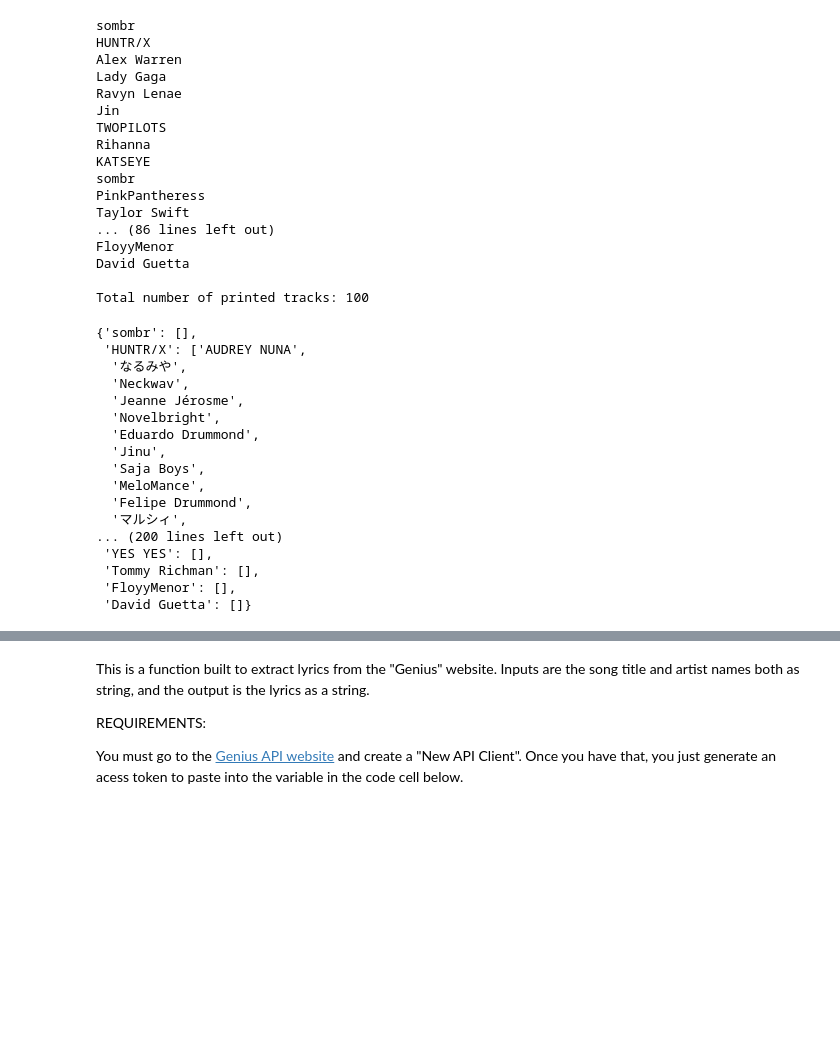
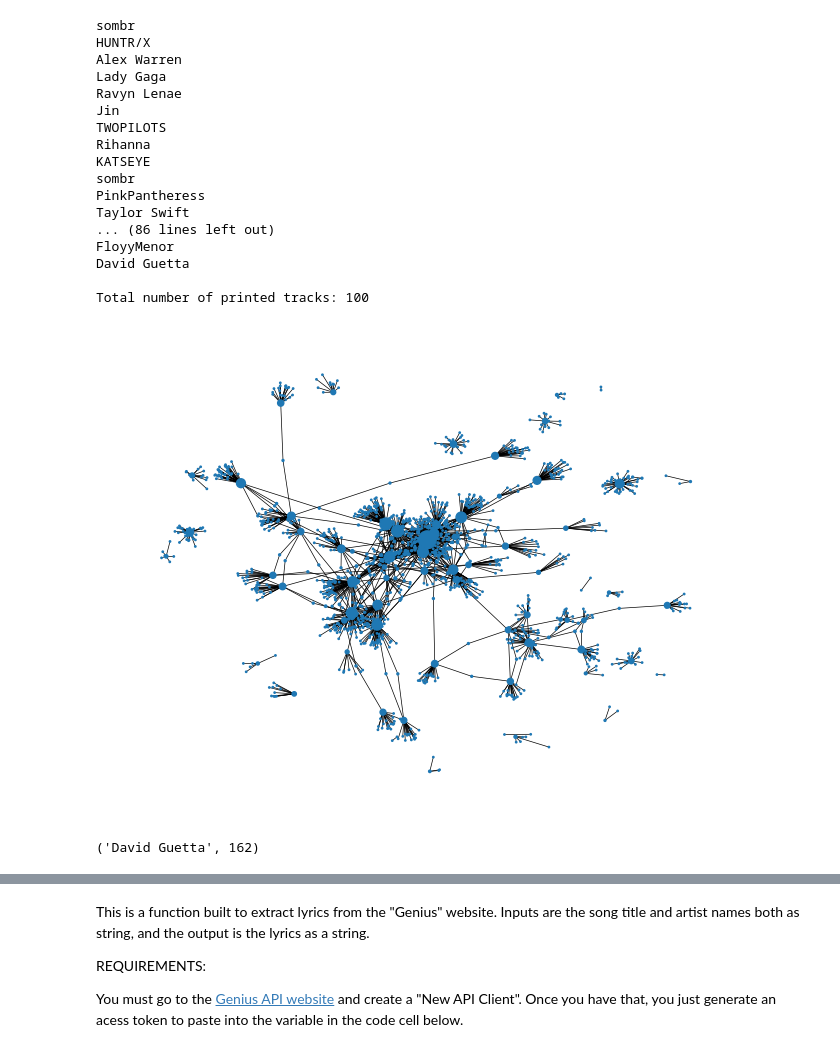
Before and after one commit to Jacopo00811/socialgraphs2025-project, a Jupyter notebook: data_scraping.ipynb, the cells around one changed output, grey strips where cells are left out. Cells and saved outputs as stored; diff of their text form; code cells hidden in the pictures; blank space fills up the shorter version.

Commit message:
first itteration of artist scrape

```diff
--- a/data_scraping.ipynb
+++ b/data_scraping.ipynb
@@ -41,7 +32,7 @@ def get_featured_artists(artist_id):
     feature_artists = []
     feature_artist_ids = []
 
-    albums = sp.artist_albums(artist_id)
+    albums = sp.artist_albums(artist_id, include_groups='album,single')
 
     for album in albums["items"]:
         tracks = sp.album_tracks(album["id"])["items"]
@@ -89,33 +80,36 @@ David Guetta
 
 Total number of printed tracks: 100
 # %%
-from itertools import islice
+graph = {artist_name: [] for artist_name in artist_names}
 
-G = {artist_name: [] for artist_name in artist_names}
-
-for artist_name, _ in islice(G.items(), 5):
+for artist_name in tqdm.tqdm(graph.keys()):
     results = sp.search(q=f"artist:{artist_name}", type="artist", limit=1)
     artist = results["artists"]["items"][0]
     artist_id = artist["id"]
 
     featured_artists, featured_artist_ids = get_featured_artists(artist_id)
+    graph[artist_name] = featured_artists
 # %%
-G
+import networkx as nx
+import matplotlib.pyplot as plt
+
+G = nx.Graph(graph)
+
+G_degrees = [G.degree(node) for node in G.nodes()]
+nx.draw(G, with_labels=False, width=0.5, node_size=[d*1 for d in G_degrees])
+plt.show()
 # %% [output]
-{'sombr': [],
- 'HUNTR/X': ['AUDREY NUNA',
-  'なるみや',
-  'Neckwav',
-  'Jeanne Jérosme',
-  'Novelbright',
-  'Eduardo Drummond',
-  'Jinu',
-  'Saja Boys',
-  'MeloMance',
-  'Felipe Drummond',
-  'マルシィ',
-... (200 lines left out)
- 'YES YES': [],
- 'Tommy Richman': [],
- 'FloyyMenor': [],
- 'David Guetta': []}
+[figure, added]
+# %%
+top_100_neighbors = []
+max_neighbors = 0
+for artist_name in artist_names:
+    num_neighbors = len(list(G.neighbors(artist_name)))
+    top_100_neighbors.append(num_neighbors)
+    if num_neighbors > max_neighbors:
+        max_neighbors = num_neighbors
+        most_connected_artist = artist_name
+
+most_connected_artist, max_neighbors
+# %% [output]
+('David Guetta', 162)
```
Also changed, not shown: parts of 4 cells of this notebook.
